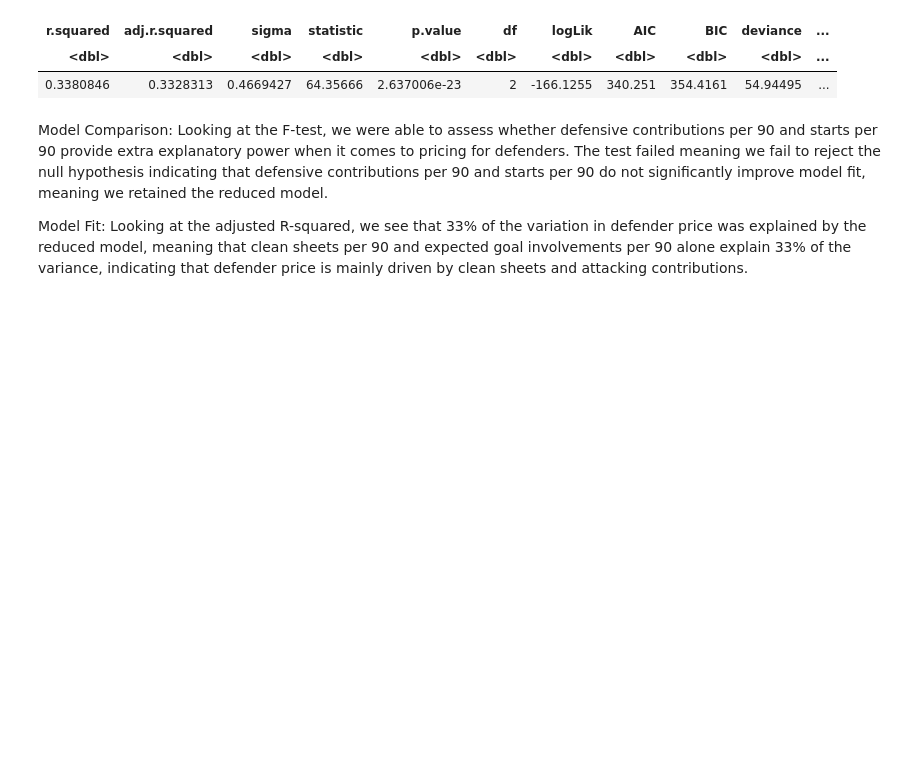
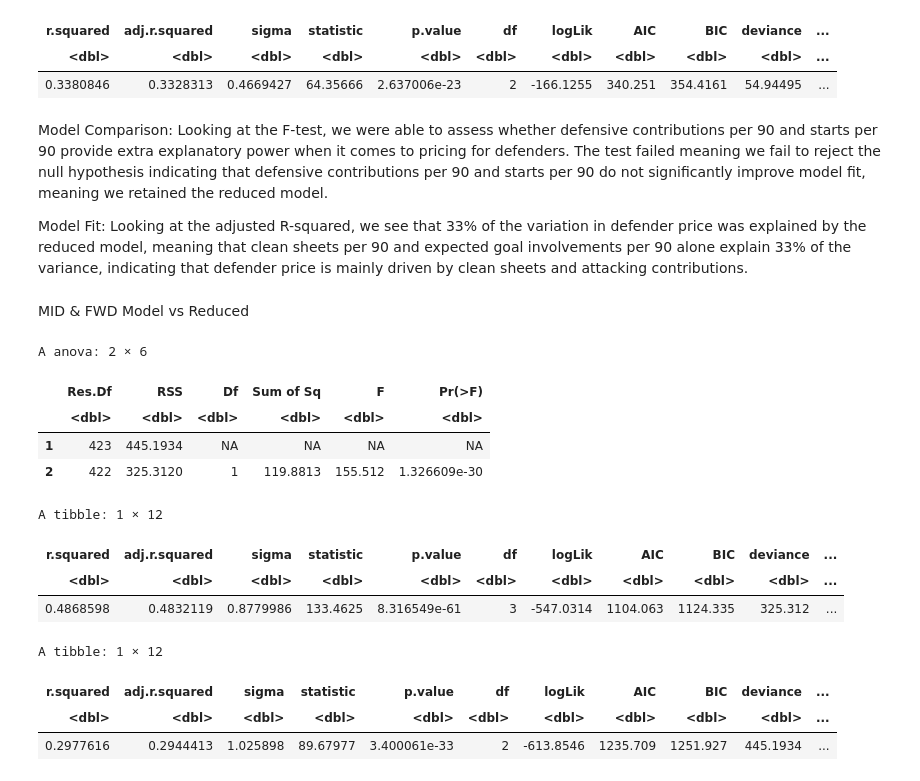
Before and after one commit to Ericckiim/Premier-League-Fantasy-Player-Valuation-Project, a Jupyter notebook: main.ipynb, the cells around one changed output. Cells and saved outputs as stored; diff of their text form; code cells hidden in the pictures; blank space fills up the shorter version.

```diff
--- a/main.ipynb
+++ b/main.ipynb
@@ -366,3 +354,25 @@ A tibble: 1 × 12
 Model Comparison: Looking at the F-test, we were able to assess whether defensive contributions per 90 and starts per 90 provide extra explanatory power when it comes to pricing for defenders. The test failed meaning we fail to reject the null hypothesis indicating that defensive contributions per 90 and starts per 90 do not significantly improve model fit, meaning we retained the reduced model.
 
 Model Fit: Looking at the adjusted R-squared, we see that 33% of the variation in defender price was explained by the reduced model, meaning that clean sheets per 90 and expected goal involvements per 90 alone explain 33% of the variance, indicating that defender price is mainly driven by clean sheets and attacking contributions.
+# %% [markdown]
+MID & FWD Model vs Reduced
+# %%
+fwd_mid_reduced_model <- lm(formula = now_cost ~ expected_goal_involvements_per_90 + starts_per_90, data = fwd_mid_data)
+
+anova(fwd_mid_reduced_model, fwd_mid_model)
+glance(fwd_mid_model)
+glance(fwd_mid_reduced_model)
+# %% [output]
+A anova: 2 × 6
+|  | Res.Df | RSS | Df | Sum of Sq | F | Pr(>F) |
+|  | <dbl> | <dbl> | <dbl> | <dbl> | <dbl> | <dbl> |
+| 1 | 423 | 445.1934 | NA | NA | NA | NA |
+| 2 | 422 | 325.3120 | 1 | 119.8813 | 155.512 | 1.326609e-30 |
+A tibble: 1 × 12
+| r.squared | adj.r.squared | sigma | statistic | p.value | df | logLik | AIC | BIC | deviance | ... |
+| <dbl> | <dbl> | <dbl> | <dbl> | <dbl> | <dbl> | <dbl> | <dbl> | <dbl> | <dbl> | ... |
+| 0.4868598 | 0.4832119 | 0.8779986 | 133.4625 | 8.316549e-61 | 3 | -547.0314 | 1104.063 | 1124.335 | 325.312 | ... |
+A tibble: 1 × 12
+| r.squared | adj.r.squared | sigma | statistic | p.value | df | logLik | AIC | BIC | deviance | ... |
+| <dbl> | <dbl> | <dbl> | <dbl> | <dbl> | <dbl> | <dbl> | <dbl> | <dbl> | <dbl> | ... |
+| 0.2977616 | 0.2944413 | 1.025898 | 89.67977 | 3.400061e-33 | 2 | -613.8546 | 1235.709 | 1251.927 | 445.1934 | ... |
```
Also changed, not shown: parts of 14 cells of this notebook.
